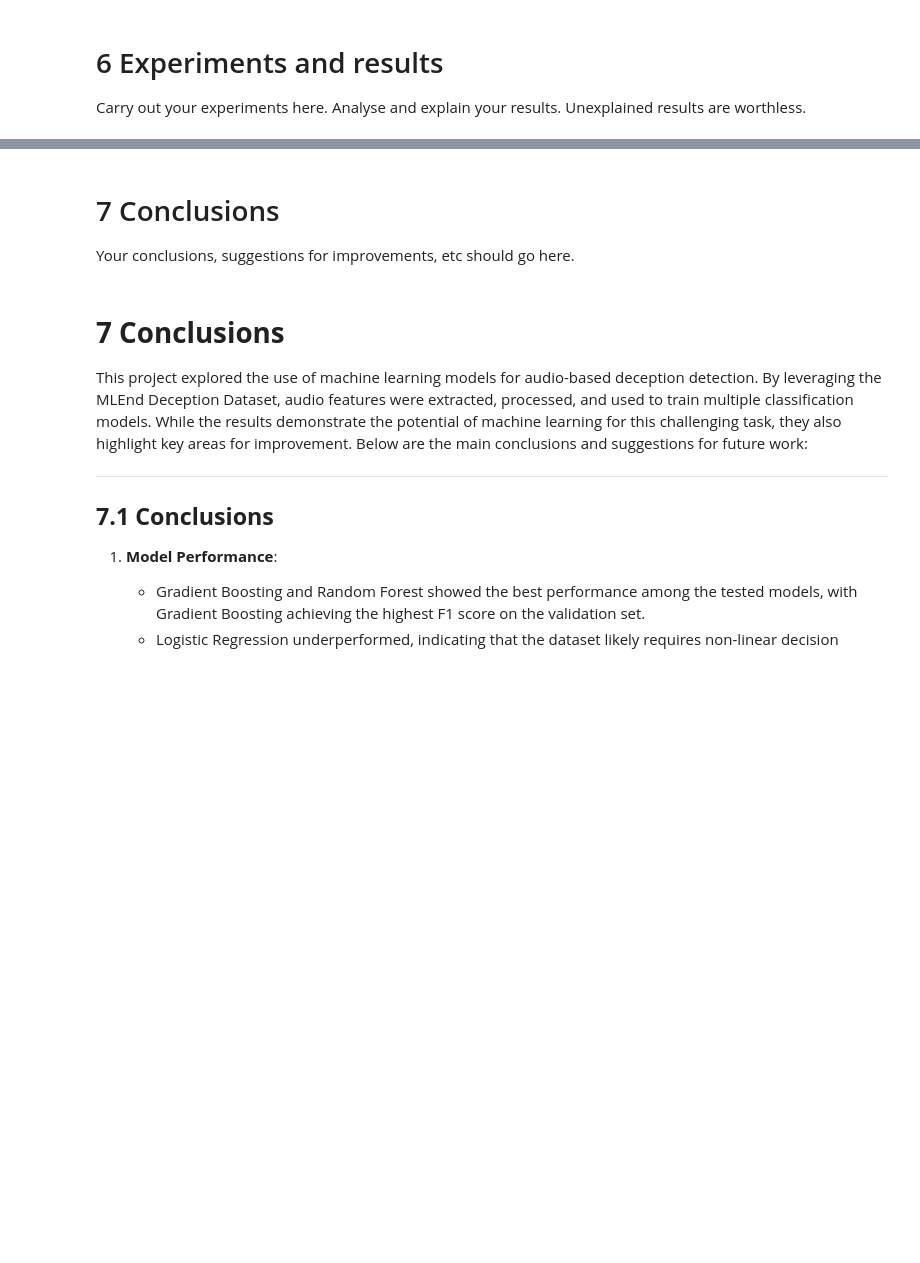
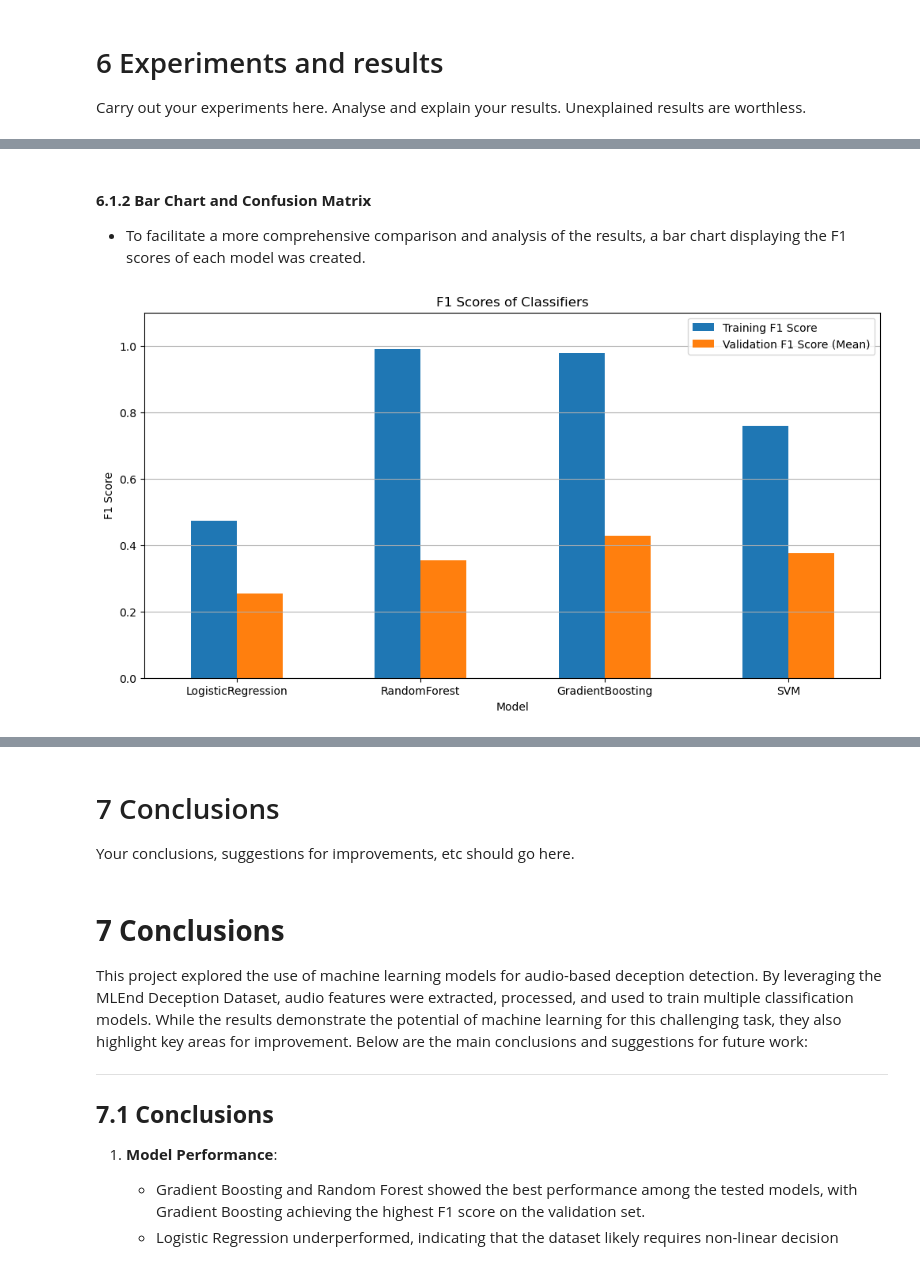
Before and after one commit to Ericazzzzzz/Mile-End-Deceptive-Storytelling-Detection, a Jupyter notebook: ECS7020P_miniproject_submission.ipynb, the cells around one changed output, grey strips where cells are left out. Cells and saved outputs as stored; diff of their text form; code cells hidden in the pictures; blank space fills up the shorter version.

```diff
--- a/ECS7020P_miniproject_submission.ipynb
+++ b/ECS7020P_miniproject_submission.ipynb
@@ -486,0 +615,33 @@ This methodology ensures the creation of independent, balanced, and meaningful d
+# %%
+from sklearn.model_selection import StratifiedGroupKFold
+import pandas as pd
+
+groups_train = train_features_df["File ID"].values
+n_splits = 5
+sgkf = StratifiedGroupKFold(n_splits=n_splits, shuffle=True, random_state=42)
+
+# Cross-validation splits
+cv_splits = list(sgkf.split(X_train, y_train, groups=groups_train))
+
+# Total class distributions
+train_class_dist_accum = pd.Series(dtype=float)
+valid_class_dist_accum = pd.Series(dtype=float)
+
+# Iterate over each cv fold
+for fold_idx, (train_idx, valid_idx) in enumerate(cv_splits):
+    X_cv_train, X_cv_valid = X_train[train_idx], X_train[valid_idx]
+    y_cv_train, y_cv_valid = y_train[train_idx], y_train[valid_idx]
+
+    # Calculate class distributions
+    train_class_dist = pd.Series(y_cv_train).value_counts(normalize=True)
+    valid_class_dist = pd.Series(y_cv_valid).value_counts(normalize=True)
+    train_class_dist_accum = train_class_dist_accum.add(train_class_dist, fill_value=0)
+    valid_class_dist_accum = valid_class_dist_accum.add(valid_class_dist, fill_value=0)
+
+# Average class distributions
+avg_train_class_dist = (train_class_dist_accum / n_splits).round(4)
+avg_valid_class_dist = (valid_class_dist_accum / n_splits).round(4)
+
+print("Average Class Distribution Across All Cross-Validation Folds:")
+print(f"Class Distribution in Trainning Set: {avg_train_class_dist.to_dict()}")
+print(f"Class Distibution in Validation Set: {avg_valid_class_dist.to_dict()}")
@@ -596,0 +860,15 @@ The experiments highlight the potential of machine learning for deception detect
+# %% [markdown]
+#### **6.1.2 Bar Chart and Confusion Matrix**
+- To facilitate a more comprehensive comparison and analysis of the results, a bar chart displaying the F1 scores of each model was created.
+# %%
+import matplotlib.pyplot as plt
+
+# Bar Chart
+results_df.set_index("Model")[["Training F1 Score", "Validation F1 Score (Mean)"]].plot.bar(figsize=(12, 6), rot=0)
+plt.title("F1 Scores of Classifiers")
+plt.ylabel("F1 Score")
+plt.ylim(0, 1.1)
+plt.grid(axis="y")
+plt.show()
+# %% [output]
+[figure, added]
```
Also changed, not shown: parts of 33 cells of this notebook, 1 other file.
